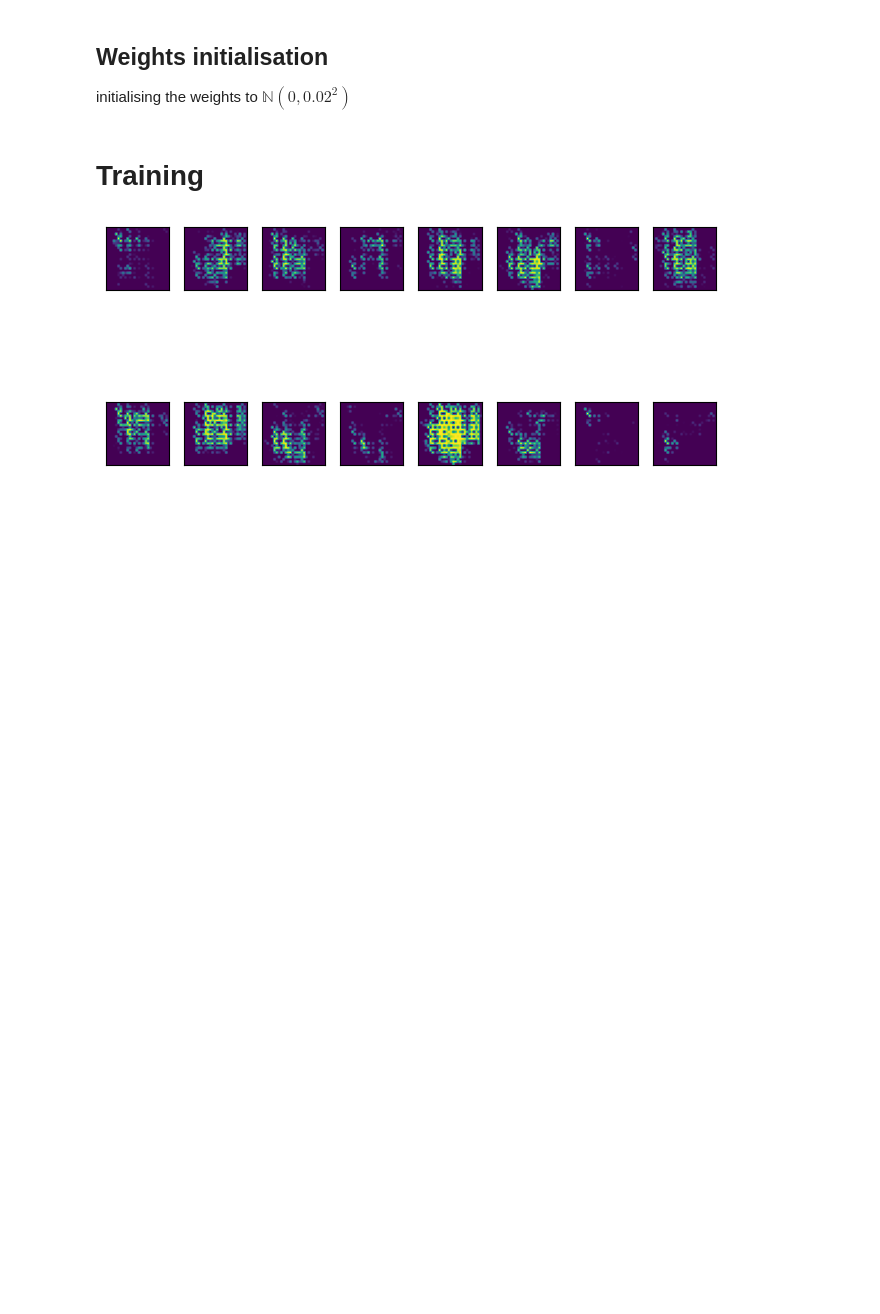
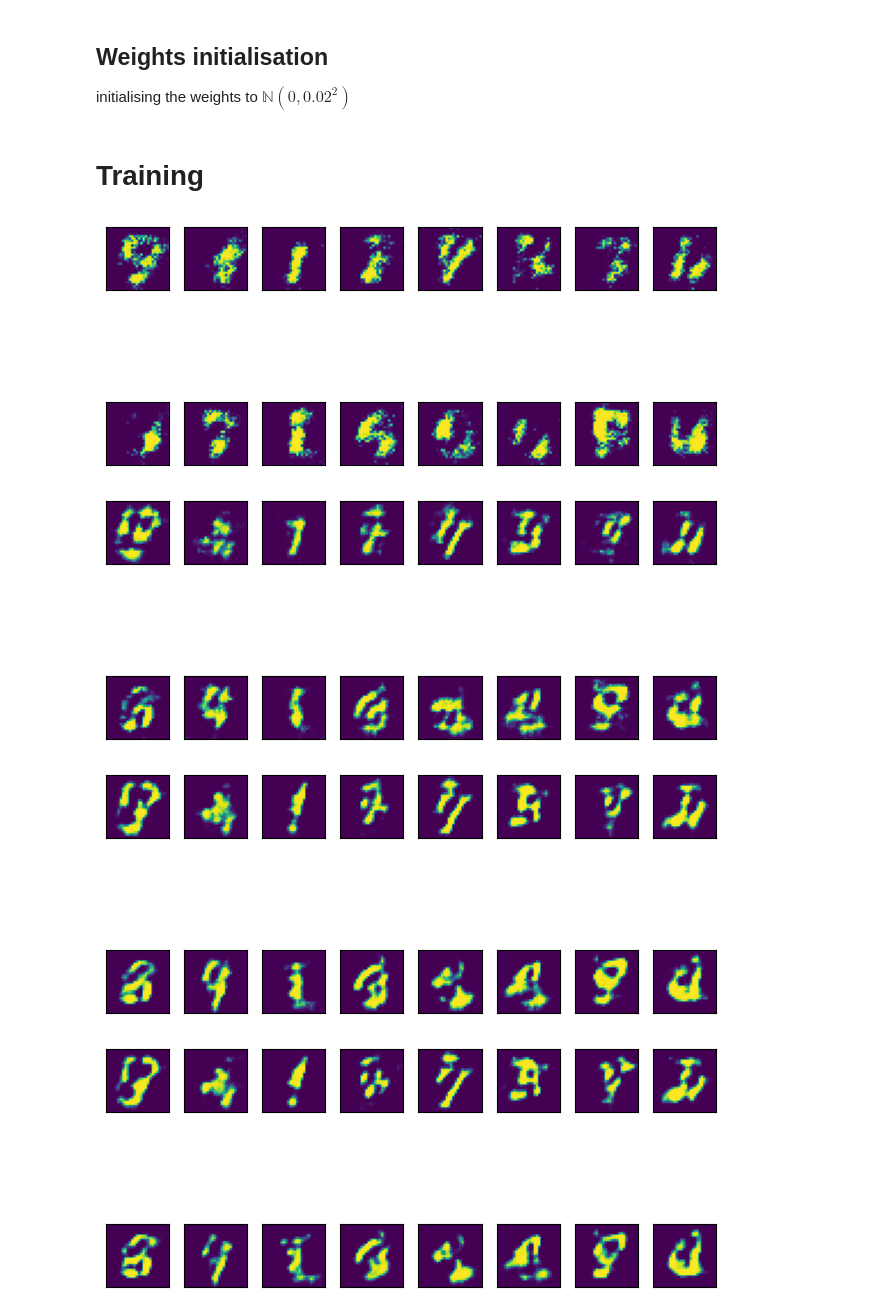
Before and after one commit to Roudranil/aml-assignment-2-gan, a Jupyter notebook: src/mnist-gan.ipynb, the cells around one changed output. Saved outputs shown, nothing was run; the diff lists cells and outputs as text; code cells hidden in the pictures; blank space fills up the shorter version.

```diff
--- a/src/mnist-gan.ipynb
+++ b/src/mnist-gan.ipynb
@@ -261,0 +150,21 @@ Estimated Total Size (MB): 2.17
+# %%
+class Discriminator(nn.Module):
+    def __init__(self):
+        super(Discriminator, self).__init__()
+        self.model = nn.Sequential(
+            nn.Conv2d(1, 64, kernel_size=5, stride=2, padding=2),
+            nn.LeakyReLU(0.2),
+            nn.Dropout(0.3),
+            nn.Conv2d(64, 128, kernel_size=5, stride=2, padding=2),
+            nn.LeakyReLU(0.2),
+            nn.Dropout(0.3),
+            nn.Flatten(),
+            nn.Linear(128*7*7, 1),
+            nn.Sigmoid()
+        )
+
+    def forward(self, x):
+        return self.model(x)
+
+model = Discriminator()
+modelsummary(model, (BATCH_SIZE, 1, 28, 28))
@@ -270,7 +197,6 @@ def weights_initialisation(model):
         if (
             classname.find("Conv") != -1
             or classname.find("Linear") != -1
-            or classname.find("BatchNorm") != -1
         ):
             nn.init.normal_(m.weight.data, 0.0, 0.2)
 
@@ -303,7 +229,7 @@ def train_one_epoch(
         real = real.to(DEVICE)
         noise = (
             torch.distributions.uniform.Uniform(-1, 1)
-            .sample([BATCH_SIZE, Z_DIM])
+            .sample([BATCH_SIZE, 200])
             .to(DEVICE)
         )
         fake = gen(noise)
@@ -316,14 +242,14 @@ def train_one_epoch(
         loss_disc_fake = loss_fn(disc_out_fake, torch.zeros_like(disc_out_fake))
 
         loss_disc = (loss_disc_fake + loss_disc_real) / 2
-        disc.zero_grad(set_to_none=True)
+        optimiser_disc.zero_grad(set_to_none=True)
         loss_disc.backward(retain_graph=True)
         optimiser_disc.step()
 
         # train generator
         out = disc(fake).reshape(-1)
         loss_gen = loss_fn(out, torch.ones_like(out))
-        gen.zero_grad(set_to_none=True)
+        optimiser_gen.zero_grad(set_to_none=True)
         loss_gen.backward()
         optimiser_gen.step()
 
@@ -395,7 +321,7 @@ def train_network(
     loss_fn = nn.BCELoss()
     fixed_z = (
         torch.distributions.uniform.Uniform(-1, 1)
-        .sample([SAMPLE_SIZE, Z_DIM])
+        .sample([SAMPLE_SIZE, 200])
         .to(DEVICE)
     )
 
@@ -408,15 +334,19 @@ def train_network(
         loss_fn,
         fixed_z,
     )
-    save_model(model, name)
+    save_model(gen, "gan-gen-trail-2-50-epochs")
+    save_model(disc, "gan-disc-trail-2-50-epochs")
     return losses
 # %%
 train_dataset = MnistDataset("assignment-2/data/mnist/mnist_train.csv")
 
 train_dataloader = DataLoader(train_dataset, batch_size=BATCH_SIZE, shuffle=True)
 # %%
-disc = Discriminator(NUM_CHANNELS, NUM_FEATURES_DISC).to(DEVICE)
-gen = Generator(Z_DIM, NUM_CHANNELS, NUM_FEATURES_GEN).to(DEVICE)
+disc = Discriminator().to(DEVICE)
+gen = Generator().to(DEVICE)
 train_network(gen, disc, train_dataloader, "trial-1")
 # %% [output]
-[figure, old version]
+[figure, new version]
+[figure, added]
+[figure, added]
+[figure, added]
```
Also changed, not shown: parts of 7 cells of this notebook.
